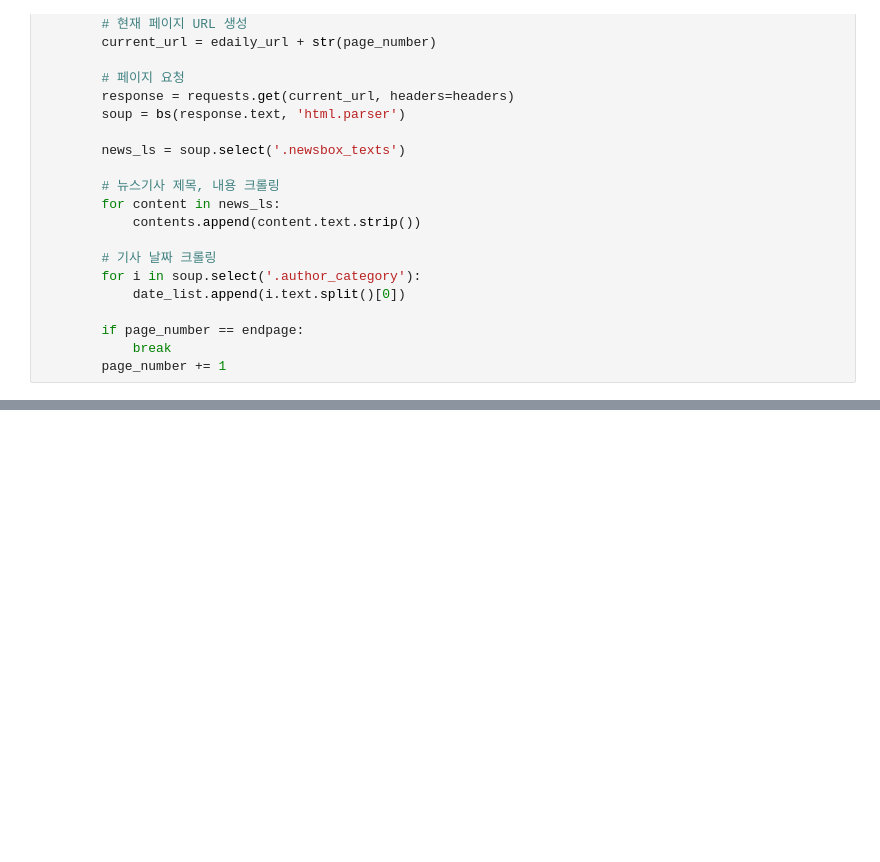
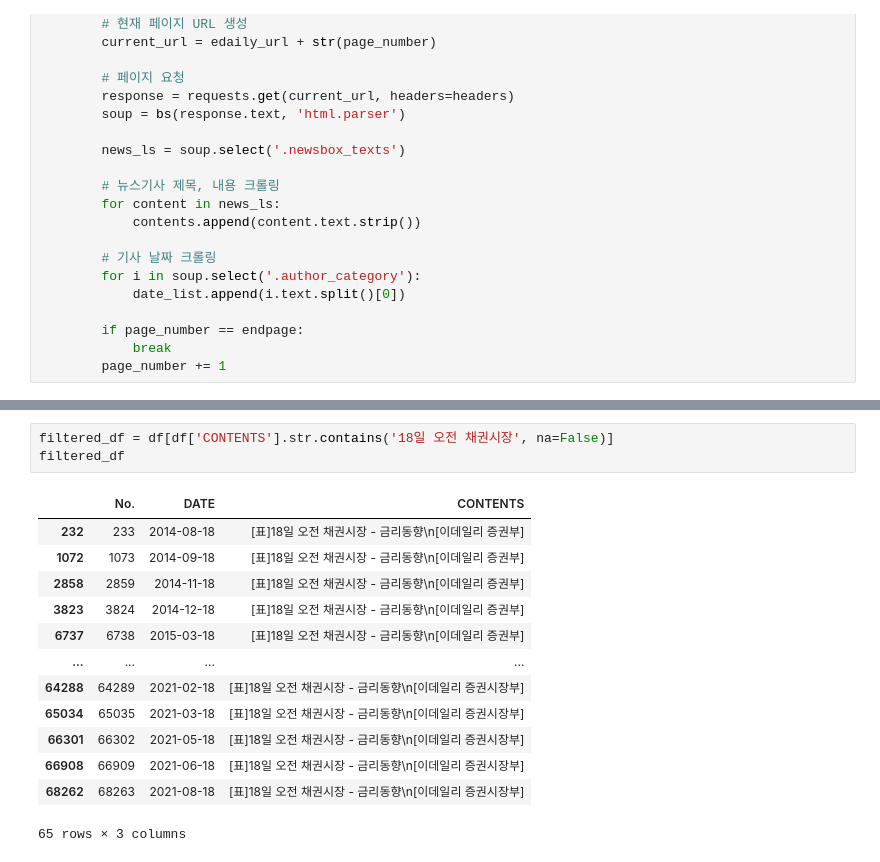
Before and after one commit to sesac-analyst/BOK_TEAM_1, a Jupyter notebook: edaily/crawl_edaily/edaily_crawler_2.ipynb, the cells around one changed output, grey strips where cells are left out. Drawn from its saved outputs; the diff is of its cells as text; blank space fills up the shorter version.

```diff
--- a/edaily/crawl_edaily/edaily_crawler_2.ipynb
+++ b/edaily/crawl_edaily/edaily_crawler_2.ipynb
@@ -129,0 +294,17 @@ save_to_txt(contents, date_list, 'edaily_news.txt')
+# %%
+filtered_df = df[df['CONTENTS'].str.contains('18일 오전 채권시장', na=False)]
+filtered_df
+# %% [output]
+|  | No. | DATE | CONTENTS |
+| 232 | 233 | 2014-08-18 | [표]18일 오전 채권시장 - 금리동향\n[이데일리 증권부] |
+| 1072 | 1073 | 2014-09-18 | [표]18일 오전 채권시장 - 금리동향\n[이데일리 증권부] |
+| 2858 | 2859 | 2014-11-18 | [표]18일 오전 채권시장 - 금리동향\n[이데일리 증권부] |
+| 3823 | 3824 | 2014-12-18 | [표]18일 오전 채권시장 - 금리동향\n[이데일리 증권부] |
+| 6737 | 6738 | 2015-03-18 | [표]18일 오전 채권시장 - 금리동향\n[이데일리 증권부] |
+| ... | ... | ... | ... |
+| 64288 | 64289 | 2021-02-18 | [표]18일 오전 채권시장 - 금리동향\n[이데일리 증권시장부] |
+| 65034 | 65035 | 2021-03-18 | [표]18일 오전 채권시장 - 금리동향\n[이데일리 증권시장부] |
+| 66301 | 66302 | 2021-05-18 | [표]18일 오전 채권시장 - 금리동향\n[이데일리 증권시장부] |
+| 66908 | 66909 | 2021-06-18 | [표]18일 오전 채권시장 - 금리동향\n[이데일리 증권시장부] |
+| 68262 | 68263 | 2021-08-18 | [표]18일 오전 채권시장 - 금리동향\n[이데일리 증권시장부] |
+65 rows × 3 columns
```
Also changed, not shown: parts of 15 cells of this notebook.
